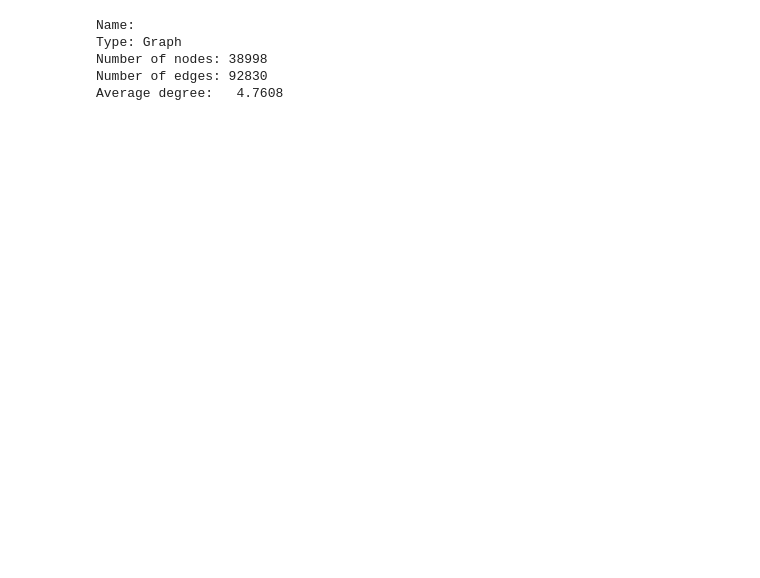
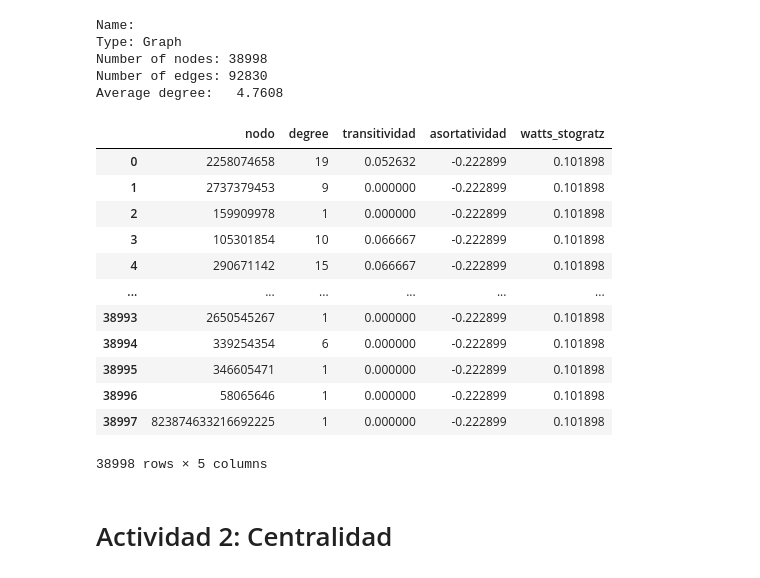
Before and after one commit to estebanarr/graphMachineLearning, a Jupyter notebook: notebooks/Practico1.ipynb, the cells around one changed output. Drawn from its saved outputs; the diff is of its cells as text; code cells hidden in the pictures; blank space fills up the shorter version.

Commit message:
Actividad 1

```diff
--- a/notebooks/Practico1.ipynb
+++ b/notebooks/Practico1.ipynb
@@ -215,4 +271,24 @@ Average degree:   4.7608
 df_metricas=pd.DataFrame(G.degree()).rename(columns={0:'nodo',1:'degree'})
 
 clustering_coefficient = nx.clustering(G)
-df_metricas['Cws'] = list(clustering_coefficient.values())
+df_metricas['transitividad'] = list(clustering_coefficient.values())
+df_metricas['asortatividad']=(nx.degree_assortativity_coefficient(G))
+df_metricas['watts_stogratz']=(nx.average_clustering(G))
+# %%
+df_metricas
+# %% [output]
+|  | nodo | degree | transitividad | asortatividad | watts_stogratz |
+| 0 | 2258074658 | 19 | 0.052632 | -0.222899 | 0.101898 |
+| 1 | 2737379453 | 9 | 0.000000 | -0.222899 | 0.101898 |
+| 2 | 159909978 | 1 | 0.000000 | -0.222899 | 0.101898 |
+| 3 | 105301854 | 10 | 0.066667 | -0.222899 | 0.101898 |
+| 4 | 290671142 | 15 | 0.066667 | -0.222899 | 0.101898 |
+| ... | ... | ... | ... | ... | ... |
+| 38993 | 2650545267 | 1 | 0.000000 | -0.222899 | 0.101898 |
+| 38994 | 339254354 | 6 | 0.000000 | -0.222899 | 0.101898 |
+| 38995 | 346605471 | 1 | 0.000000 | -0.222899 | 0.101898 |
+| 38996 | 58065646 | 1 | 0.000000 | -0.222899 | 0.101898 |
+| 38997 | 823874633216692225 | 1 | 0.000000 | -0.222899 | 0.101898 |
+38998 rows × 5 columns
+# %% [markdown]
+# Actividad 2: Centralidad
```
Also changed, not shown: parts of 11 cells of this notebook.
